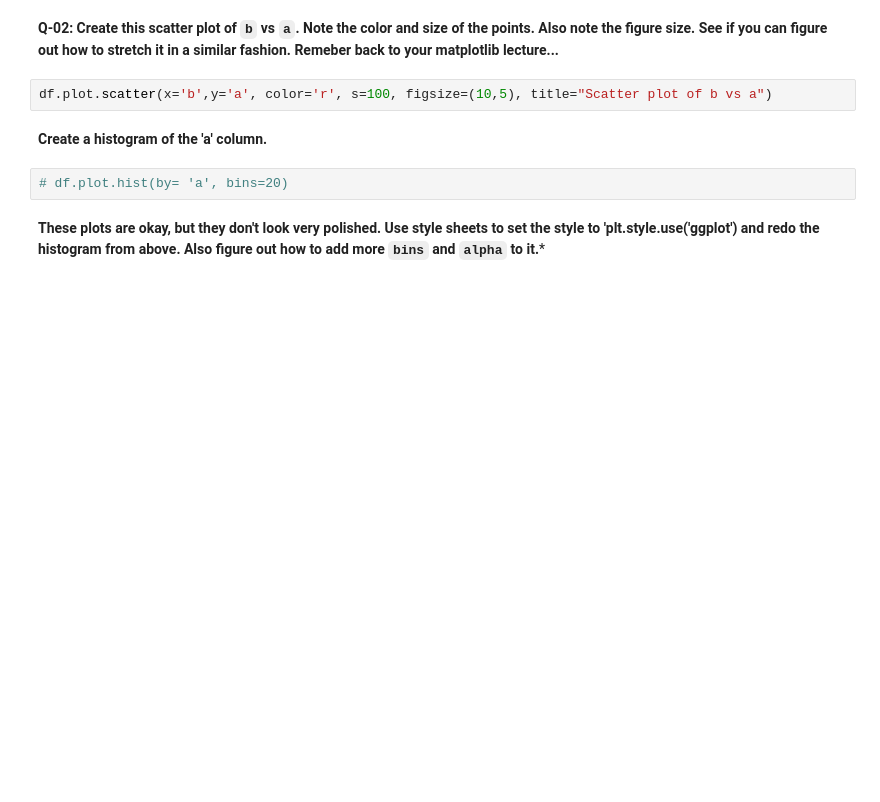
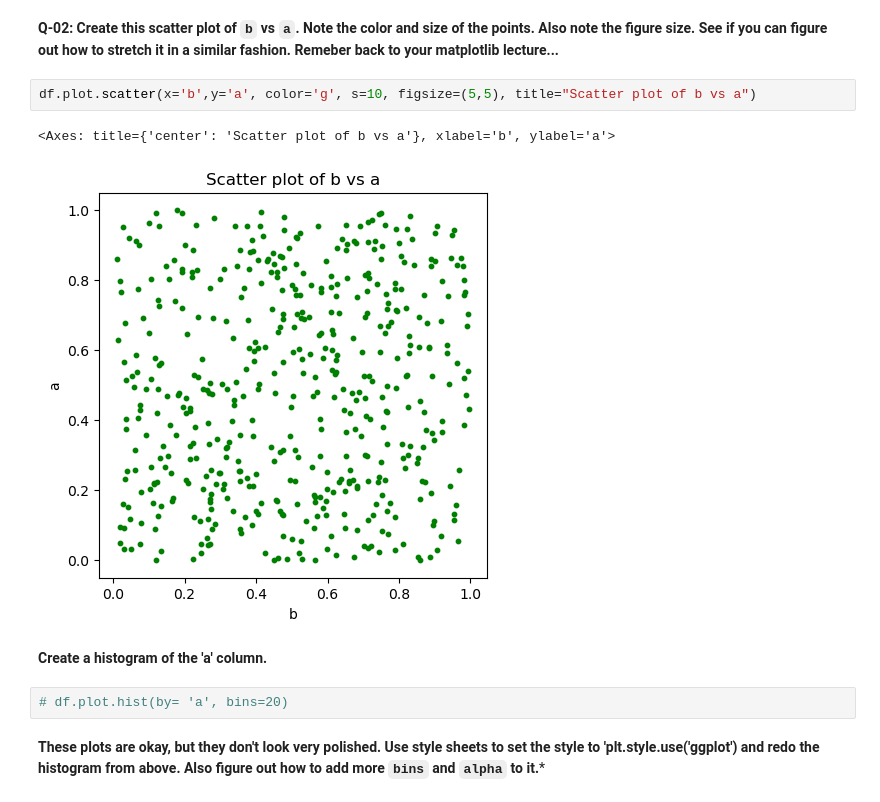
Before and after one commit to ehtisham-sadiq/Python-Backend, a Jupyter notebook: NumPy_Pandas_Tutorials/Introduction_to_Pandas.ipynb, the cells around one changed output. Drawn from its saved outputs; the diff is of its cells as text; blank space fills up the shorter version.

```diff
--- a/NumPy_Pandas_Tutorials/Introduction_to_Pandas.ipynb
+++ b/NumPy_Pandas_Tutorials/Introduction_to_Pandas.ipynb
@@ -2039,7 +2316,10 @@ df.head()
 # %% [markdown]
 **Q-02: Create this scatter plot of `b` vs `a`. Note the color and size of the points. Also note the figure size. See if you can figure out how to stretch it in a similar fashion. Remeber back to your matplotlib lecture...**
 # %%
-df.plot.scatter(x='b',y='a', color='r', s=100, figsize=(10,5), title="Scatter plot of b vs a")
+df.plot.scatter(x='b',y='a', color='g', s=10, figsize=(5,5), title="Scatter plot of b vs a")
+# %% [output]
+<Axes: title={'center': 'Scatter plot of b vs a'}, xlabel='b', ylabel='a'>
+[figure, added]
 # %% [markdown]
 **Create a histogram of the 'a' column.**
 # %%
```
Also changed, not shown: parts of 37 cells of this notebook, 6 other files.
